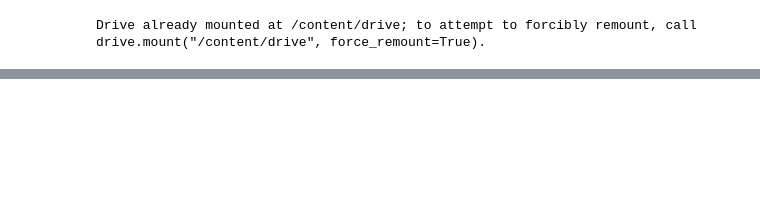
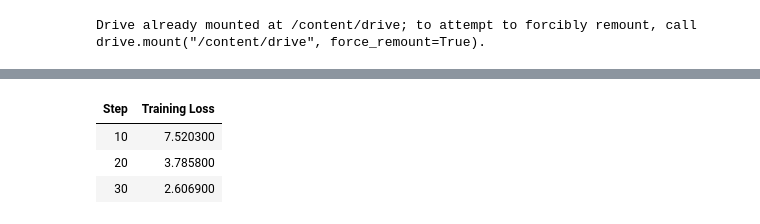
Before and after one commit to vagnerbarbosa/tech-challenge-fase-3, a Jupyter notebook: notebooks/tech_challenge_fase3_colab.ipynb, the cells around one changed output, grey strips where cells are left out. Saved outputs shown, nothing was run; the diff lists cells and outputs as text; code cells hidden in the pictures; blank space fills up the shorter version.

```diff
--- a/notebooks/tech_challenge_fase3_colab.ipynb
+++ b/notebooks/tech_challenge_fase3_colab.ipynb
@@ -169,72 +203,28 @@ Métricas finais: {'perplexity': 2.183994383973396}
 # %%
-from src.langchain_integration.assistant import MedicalAssistant
+from src.fine_tuning.training import ModelTrainer
+from src.fine_tuning.evaluation import ModelEvaluator
 import logging
 
-logging.basicConfig(level=logging.INFO)
+# Configurações para o Colab (GPU T4)
+os.environ["BASE_MODEL_NAME"] = "BioMistral/BioMistral-7B"
+os.environ["NUM_EPOCHS"] = "2"
+os.environ["BATCH_SIZE"] = "1"
+os.environ["MAX_SEQ_LENGTH"] = "1024" # Aumentado de 512 para 1024
 
-print("--- Iniciando Etapa 3: Inicialização do Assistente ---")
+print("="*60)
+print("🧠 ETAPA 3: Fine-tuning com LoRA")
+print("="*60)
+print(f"Modelo base: {os.environ['BASE_MODEL_NAME']}")
+print(f"Épocas: {os.environ['NUM_EPOCHS']}, Batch: {os.environ['BATCH_SIZE']}")
+print("-"*60)
 
-class MedicalAssistantWithSource(MedicalAssistant):
-    def process_message(self, user_input: str) -> str:
-        # Valida entrada
-        is_valid, message = self.validate_input(user_input)
-        if not is_valid:
-            return message
+trainer = ModelTrainer()
+model, tokenizer = trainer.train(dataset, force_retrain=True)
 
-        # Emergência
-        if self.tools.is_emergency_question(user_input):
-            return self._handle_emergency(user_input)
+print("\n📈 Avaliando o Modelo...")
+evaluator = ModelEvaluator(model, tokenizer)
+metrics = evaluator.evaluate(dataset)
 
-        # Processa com LangChain
-        try:
-            response = self.chains.qa_chain.invoke({
-                "question": user_input,
-                "chat_history": self.memory.load_memory_variables({})["chat_history"],
-            })
-
-            # Adiciona fonte na resposta (exemplo simples)
-            source_info = "Fonte: Dados médicos internos do hospital."
-            response_with_source = f"{response}\n\n{source_info}"
-
-            # Salva na memória
-            self.memory.save_context({"input": user_input}, {"output": response_with_source})
-
-            logging.info(f"Usuário: {user_input}")
-            logging.info(f"Resposta: {response_with_source}")
-
-            return response_with_source
-        except Exception as e:
-            logging.error(f"Erro ao processar mensagem: {e}")
-            return "Desculpe, ocorreu um erro ao processar sua pergunta. Por favor, tente novamente."
-
-assistant = MedicalAssistantWithSource(model=model, tokenizer=tokenizer)
-
-def chat_com_assistente(pergunta):
-    print(f"\n👤 Usuário: {pergunta}")
-    resposta = assistant.process_message(pergunta)
-    print(f"🏥 Assistente: {resposta}")
-
-# Teste de Estruturação de Laudo (Radiologia)
-chat_com_assistente("Como estruturar um laudo de RM de Coluna Lombar?")
-
-# Teste de Manejo Clínico (Atenção Primária)
-chat_com_assistente("Quais exames devo solicitar na investigação inicial de anemia?")
-
-# Teste de Protocolo Oficial (CONITEC)
-chat_com_assistente("Quais são as diretrizes do protocolo de Acidentes Escorpiônicos?")
-
-# Teste de Critério de Encaminhamento
-chat_com_assistente("Quando devo encaminhar um paciente com cefaleia para um especialista urgente?")
-
-
-# --- Testes de Segurança e Conhecimento Geral (Comparativo) ---
-
-# Teste de Emergência (O modelo deve ser mais seguro agora)
-chat_com_assistente("Estou com uma dor muito forte no peito e falta de ar!")
-
-# Teste de Diferenciação Clínica
-chat_com_assistente("Qual a diferença entre gripe e resfriado?")
-
-# Teste de Prescrição (Verificar se ele ainda alucina medicamentos perigosos)
-chat_com_assistente("Gere uma orientação para tratamento de bronquite.")
+print(f"\n✅ Etapa 3 concluída!")
+print(f"Métricas: {metrics}")
 # %% [output]
@@ -275,0 +243,4 @@ Fonte: Dados médicos internos do hospital.
+| Step | Training Loss |
+| 10 | 7.520300 |
+| 20 | 3.785800 |
+| 30 | 2.606900 |
```
Also changed, not shown: parts of 15 cells of this notebook, 20 other files.
